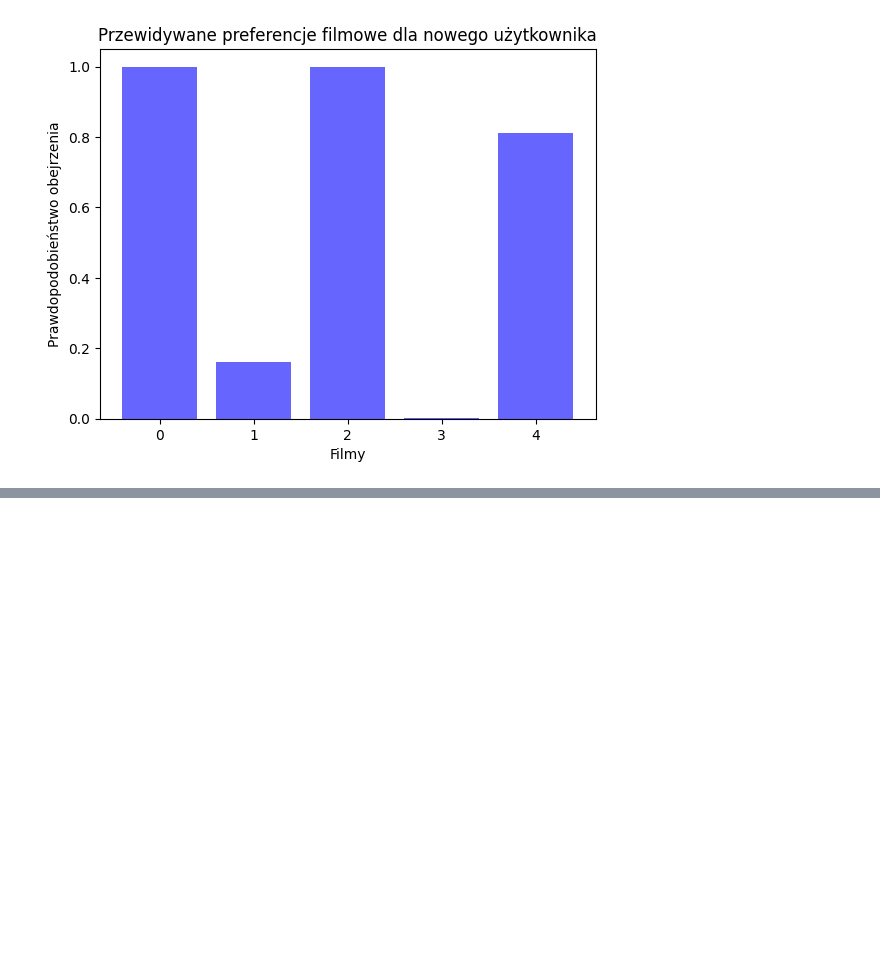
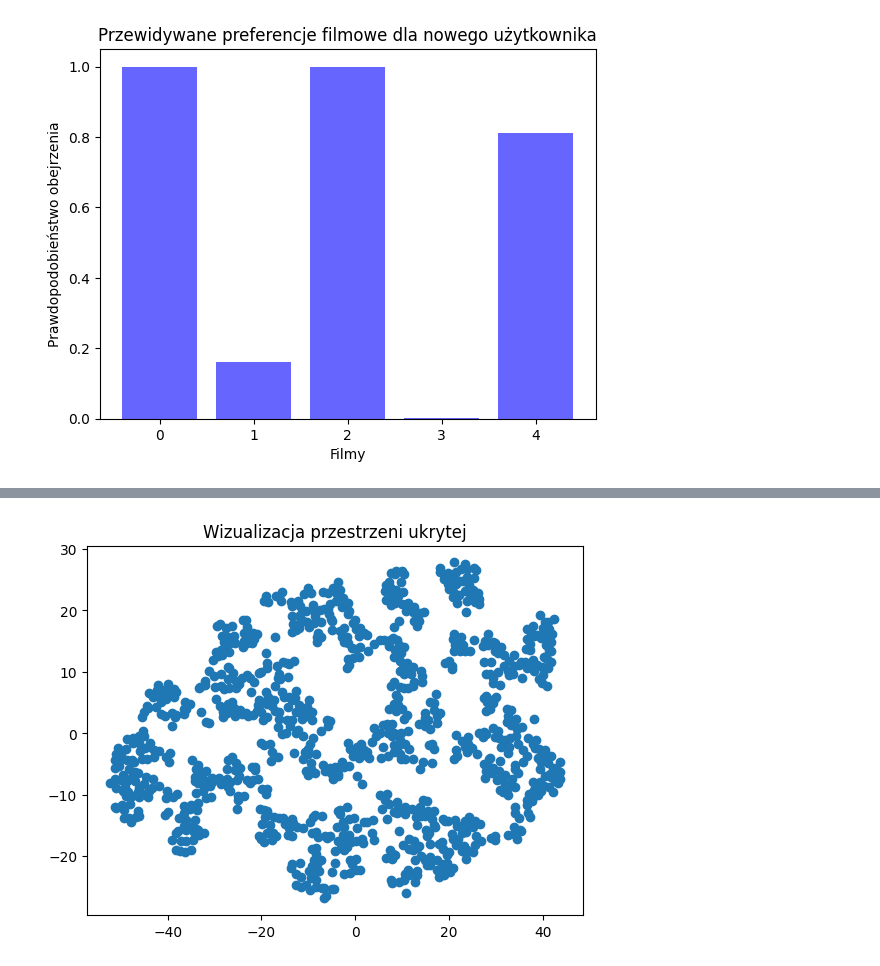
Before and after one commit to mikolaj-sujka/sieci_neuronowe, a Jupyter notebook: Zestaw_3/zestaw_3.ipynb, the cells around one changed output, grey strips where cells are left out. Saved outputs shown, nothing was run; the diff lists cells and outputs as text; code cells hidden in the pictures; blank space fills up the shorter version.

```diff
--- a/Zestaw_3/zestaw_3.ipynb
+++ b/Zestaw_3/zestaw_3.ipynb
@@ -191,0 +213,39 @@ Przewidywane preferencje dla nowego użytkownika: [0.99859923 0.16113958 0.99985
+# %%
+import numpy as np
+import tensorflow as tf
+from tensorflow.keras.layers import Input, Dense
+from tensorflow.keras.models import Model
+import matplotlib.pyplot as plt
+from sklearn.manifold import TSNE
+
+# Przygotowanie danych (przykładowo generowane dane)
+data = np.random.rand(1000, 10)  # dane o 10 cechach, 1000 przykładów
+
+# Budowa kodera
+input_data = Input(shape=(10,)) # 10 - liczba cech
+
+# Przekształcanie każdej warstwy jest przekształcona przez warstwę Dense z aktywacją relu
+encoded = Dense(6, activation='relu')(input_data)
+encoded = Dense(3, activation='relu')(encoded)  # przestrzeń ukryta (latent space)
+
+# Budowa dekodera: rekonstrukcja danych wejściowych
+decoded = Dense(6, activation='relu')(encoded)
+decoded = Dense(10, activation='sigmoid')(decoded) # Wartości z zakresu 0-1
+
+# Model autoenkodera
+autoencoder = Model(input_data, decoded)
+
+# Kompilacja i trening
+autoencoder.compile(optimizer='adam', loss='mse')
+autoencoder.fit(data, data, epochs=50, batch_size=32, validation_split=0.2)
+
+# Ekstrakcja cech z przestrzeni ukrytej
+encoder = Model(input_data, encoded)
+latent_space = encoder.predict(data)
+
+# Wizualizacja przestrzeni ukrytej za pomocą t-SNE (redukcja do 2D)
+latent_space_2d = TSNE(n_components=2).fit_transform(latent_space)
+plt.scatter(latent_space_2d[:, 0], latent_space_2d[:, 1])
+plt.title("Wizualizacja przestrzeni ukrytej")
+plt.show()
+# %% [output]
@@ -191,0 +269 @@ Przewidywane preferencje dla nowego użytkownika: [0.99859923 0.16113958 0.99985
+[figure, added]
```
Also changed, not shown: parts of 8 cells of this notebook.
